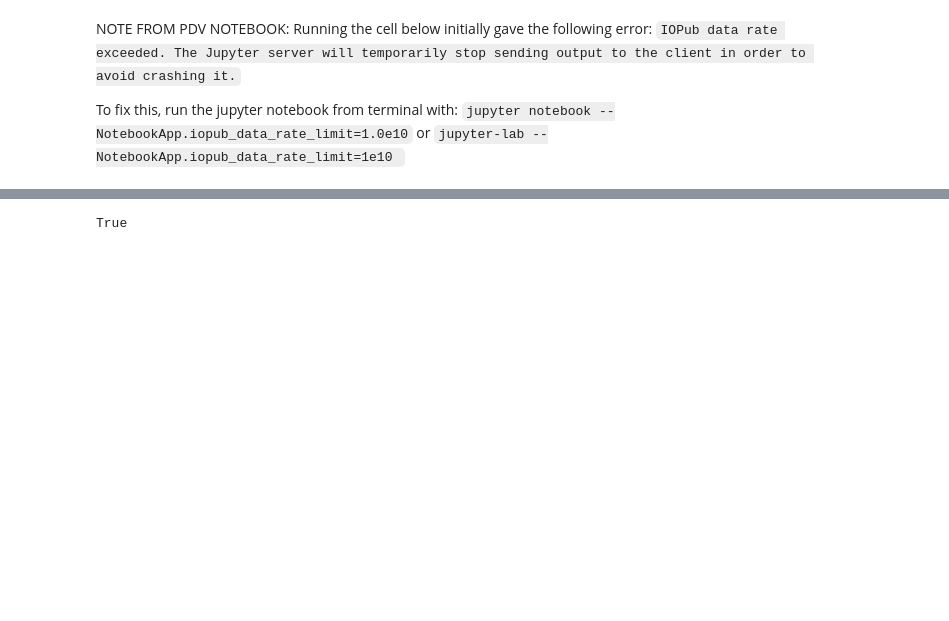
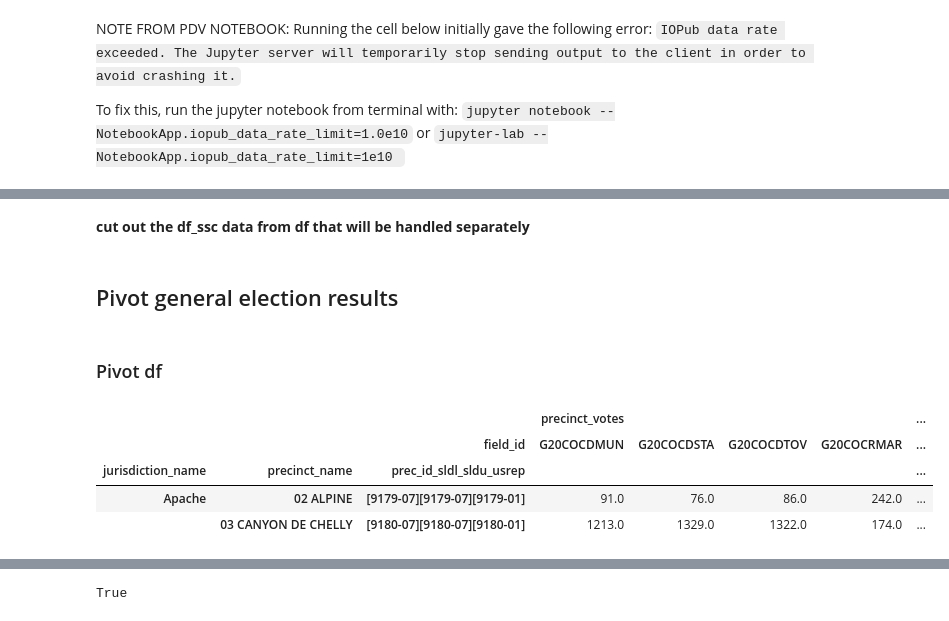
Before and after one commit to nonpartisan-redistricting-datahub/erj-az, a Jupyter notebook: vest-rdh-az-2020-gen.ipynb, the cells around one changed output, grey strips where cells are left out. Saved outputs shown, nothing was run; the diff lists cells and outputs as text; code cells hidden in the pictures; blank space fills up the shorter version.

```diff
--- a/vest-rdh-az-2020-gen.ipynb
+++ b/vest-rdh-az-2020-gen.ipynb
@@ -155,6 +150,28 @@ df['prec_id_sldl_sldu_usrep'] = '['+df['prec_sldl_id_toall']+']['+df['prec_sldu_
 # %%
-#Add candidate names as appropriate and create field IDs
-df.loc[df['contest'].map(lambda x: ('U.S. Senator' in x)|('Supreme Court' in x)|('President' in x)|('Corporation' in x)), 'field_id'] = df['contest_formatted'] + df['party'].str.slice(stop = 1) + df['choice'].map(lambda x: "".join(filter(str.isalnum, x))).str.upper().str.slice(stop = 3)
-df.loc[df['contest'].map(lambda x: ('Proposition' in x)), 'field_id'] = df['contest_formatted'] + df['contest'].str.slice(start = -3) + df['choice'].map(lambda x: "".join(filter(str.isalnum, x))).str.upper().str.slice(stop = 1)
-df.loc[df['contest'].map(lambda x: ('U.S. Representative in Congress' in x)|('State Representative' in x)|('State Senator' in x)), 'field_id'] = df['contest_formatted'] + df['party']
-df.loc[df['contest'].map(lambda x: ('State Representative' in x)|('State Senator' in x)), 'field_id'] = df['contest_formatted'] + df['party'].str.slice(stop = 1) + df['SL_DIST'].map(lambda x: "".join(filter(str.isalnum, x)))+ df['choice'].map(lambda x: "".join(filter(str.isalnum, x))).str.upper().str.slice(stop = 3)
+#Party to character dictionaries/setting variables
+az_party_dict = {'DEM': 'D','ACN': 'A','Green': 'G', 'LBT': 'L', 'REP': 'R','IND': 'I','UPA': 'U','CSM': 'C',
+                 'None': 'O', #changed default
+                 'Party for Socialism and Liberation': 'S', #changed default
+                 'IRP': 'P' #changed default
+                 }
+az_party_dict_3char = {'DEM': 'DEM','ACN': 'ACN','Green': 'GRE','LBT': 'LBT','REP': 'REP','IND': 'IND','UPA': 'UPA','CSM': 'CSM',
+                       'None': 'OTH', #changed default
+                         'Party for Socialism and Liberation': 'SAL', #changed default
+                         'IRP': 'IRP' #changed default
+                      }
+contest_col='contest'
+election_type = 'G'
+election_year = '20'
+df['party_1char'] = df['party'].map(az_party_dict)
+df['party_3char'] = df['party'].map(az_party_dict_3char)
+df['choice_3char'] = df['choice'].map(lambda x: "".join(filter(str.isalnum, x))).str.upper().str.slice(stop = 3)
+df['prop_number'] = df['contest'].str.slice(start = -3)
+df['prop_choice'] = df['choice'].map(lambda x: "".join(filter(str.isalnum, x))).str.upper().str.slice(stop = 1)
+#df['sldl_dist'] = df['sldl_dist'].map(lambda x: "".join(filter(str.isalnum, x)))
+#df['sldu_dist'] = df['sldu_dist'].map(lambda x: "".join(filter(str.isalnum, x)))
+#at_large = True
+df['usrep_dist'] = df['usrep_dist'].map(lambda x: "".join(filter(str.isalnum, x)))
+
+df['field_id'] = create_field_id(df, contest_col, election_type, election_year,
+                                party_1char='party_1char', party_3char='party_3char', choice_3char='choice_3char',
+                                 prop_number='prop_number', prop_choice='prop_choice')
@@ -264,0 +205,20 @@ True
+# %% [markdown]
+**cut out the df_ssc data from df that will be handled separately**
+# %%
+df = df[~df['contest'].map(lambda x:('Supreme Court' in x))]
+# %% [markdown]
+## Pivot general election results
+# %% [markdown]
+### Pivot df
+# %%
+prec_row_df = pd.pivot_table(df, index = ['jurisdiction_name', 'precinct_name', 'prec_id_sldl_sldu_usrep'],
+                             columns = ['field_id'],
+                             values = ['precinct_votes'],
+                             aggfunc = np.sum)
+prec_row_df.head(2)
+# %% [output]
+|  |  |  | precinct_votes |  |  |  | ... |
+|  |  | field_id | G20COCDMUN | G20COCDSTA | G20COCDTOV | G20COCRMAR | ... |
+| jurisdiction_name | precinct_name | prec_id_sldl_sldu_usrep |  |  |  |  | ... |
+| Apache | 02 ALPINE | [9179-07][9179-07][9179-01] | 91.0 | 76.0 | 86.0 | 242.0 | ... |
+|  | 03 CANYON DE CHELLY | [9180-07][9180-07][9180-01] | 1213.0 | 1329.0 | 1322.0 | 174.0 | ... |
```
Also changed, not shown: parts of 80 cells of this notebook, 1 other file.
